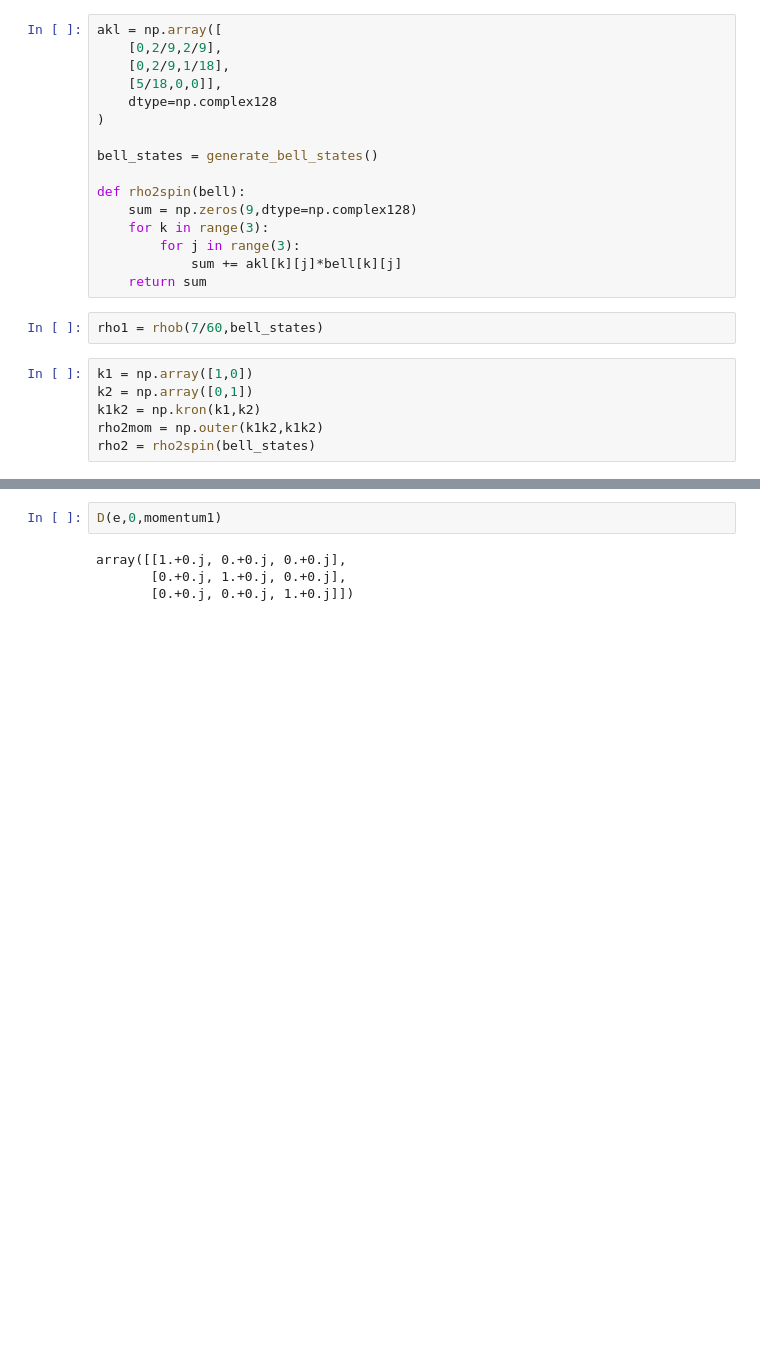
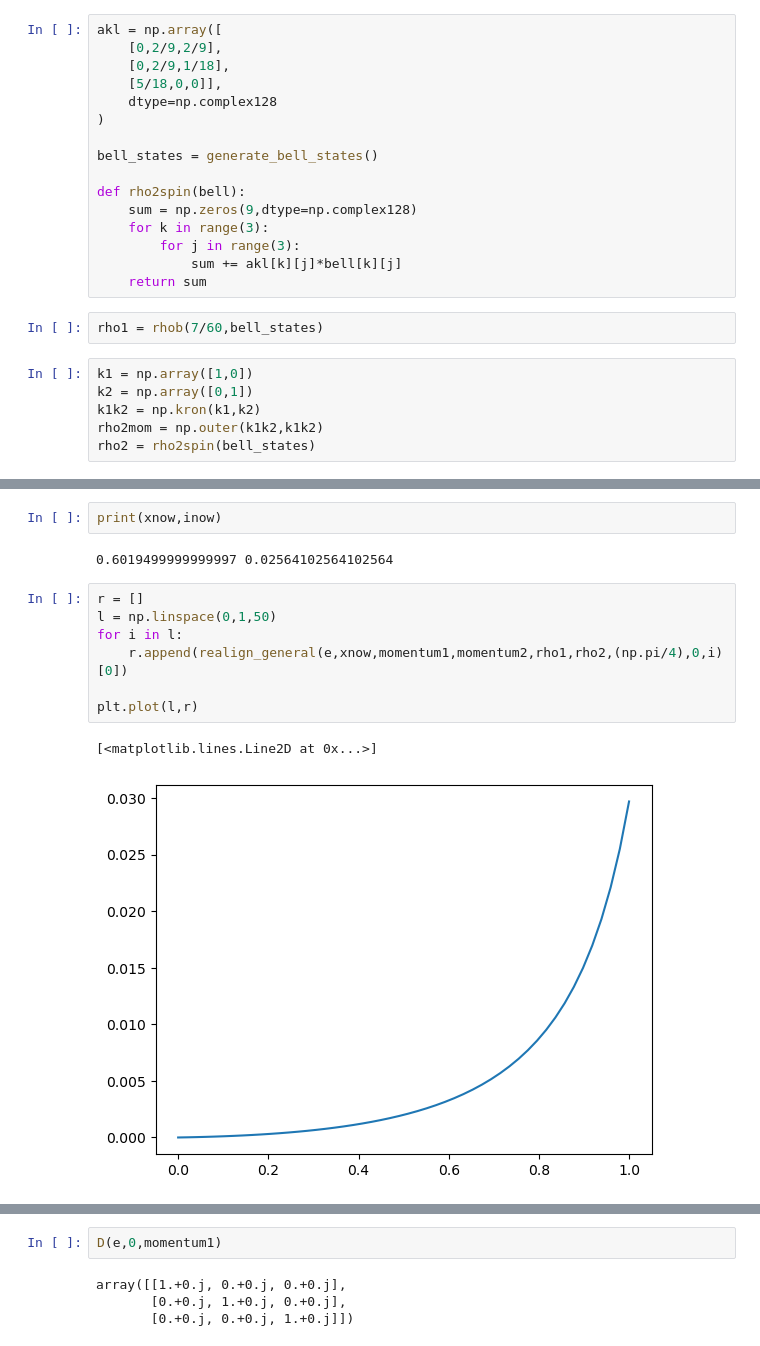
Before and after one commit to sebmousel/Bachelor, a Jupyter notebook: Code/Test.ipynb, the cells around one changed output, grey strips where cells are left out. Saved outputs shown, nothing was run; the diff lists cells and outputs as text; blank space fills up the shorter version.

```diff
--- a/Code/Test.ipynb
+++ b/Code/Test.ipynb
@@ -225 +302,15 @@ print(mini)
+# %%
+print(xnow,inow)
+# %% [output]
+0.6019499999999997 0.02564102564102564
+# %%
+r = []
+l = np.linspace(0,1,50)
+for i in l:
+    r.append(realign_general(e,xnow,momentum1,momentum2,rho1,rho2,(np.pi/4),0,i)[0])
+
+plt.plot(l,r)
+# %% [output]
+[<matplotlib.lines.Line2D at 0x...>]
+[figure, added]
 # %%
```
Also changed, not shown: parts of 15 cells of this notebook, 19 other files.
